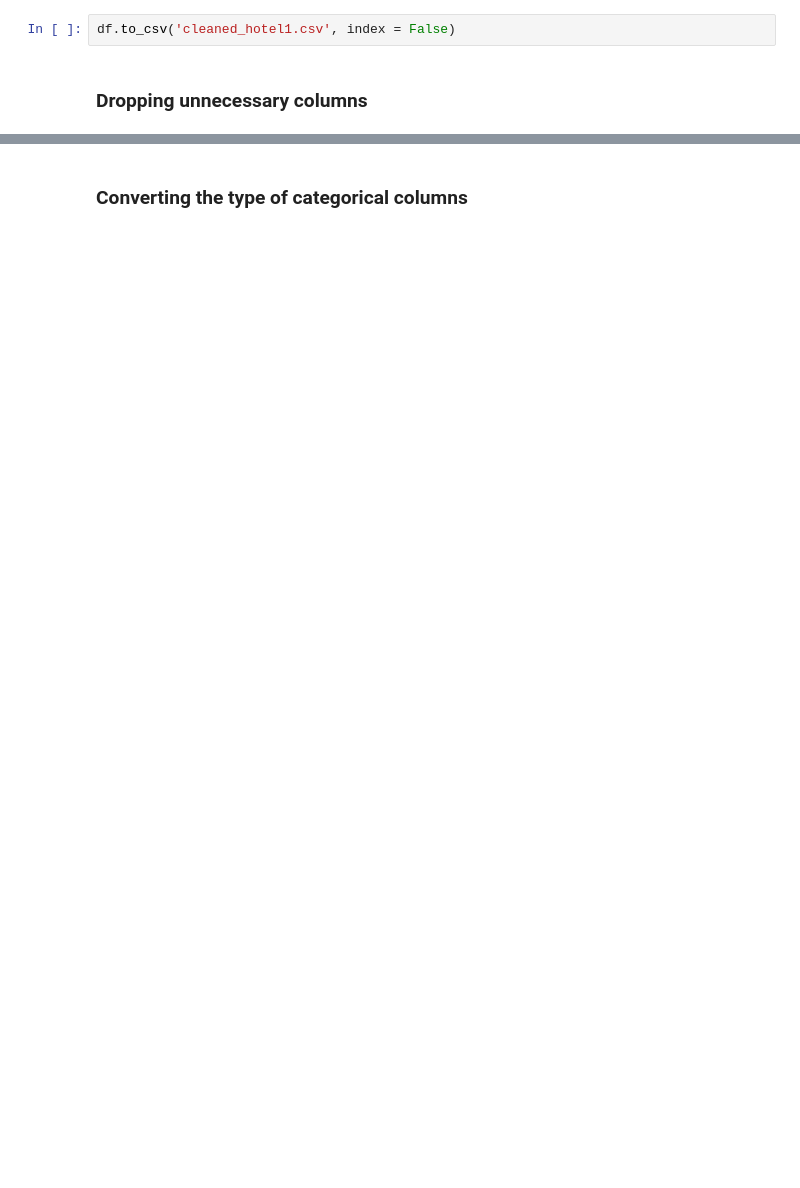
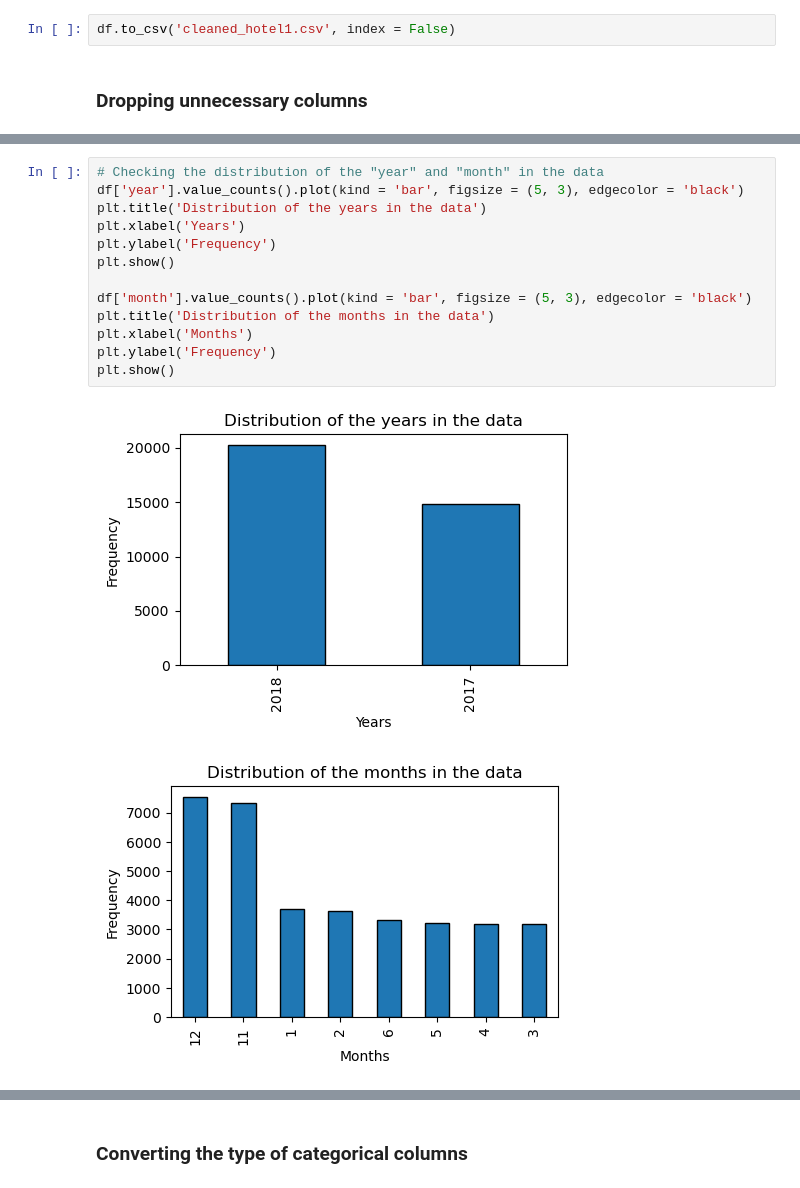
Before and after one commit to navaei-amir/ML-Final-Project, a Jupyter notebook: ML-Project.ipynb, the cells around one changed output, grey strips where cells are left out. Saved outputs shown, nothing was run; the diff lists cells and outputs as text; blank space fills up the shorter version.

```diff
--- a/ML-Project.ipynb
+++ b/ML-Project.ipynb
@@ -370,0 +438,16 @@ dtype: object
+# %%
+# Checking the distribution of the "year" and "month" in the data
+df['year'].value_counts().plot(kind = 'bar', figsize = (5, 3), edgecolor = 'black')
+plt.title('Distribution of the years in the data')
+plt.xlabel('Years')
+plt.ylabel('Frequency')
+plt.show()
+
+df['month'].value_counts().plot(kind = 'bar', figsize = (5, 3), edgecolor = 'black')
+plt.title('Distribution of the months in the data')
+plt.xlabel('Months')
+plt.ylabel('Frequency')
+plt.show()
+# %% [output]
+[figure, added]
+[figure, added]
```
Also changed, not shown: parts of 54 cells of this notebook.
